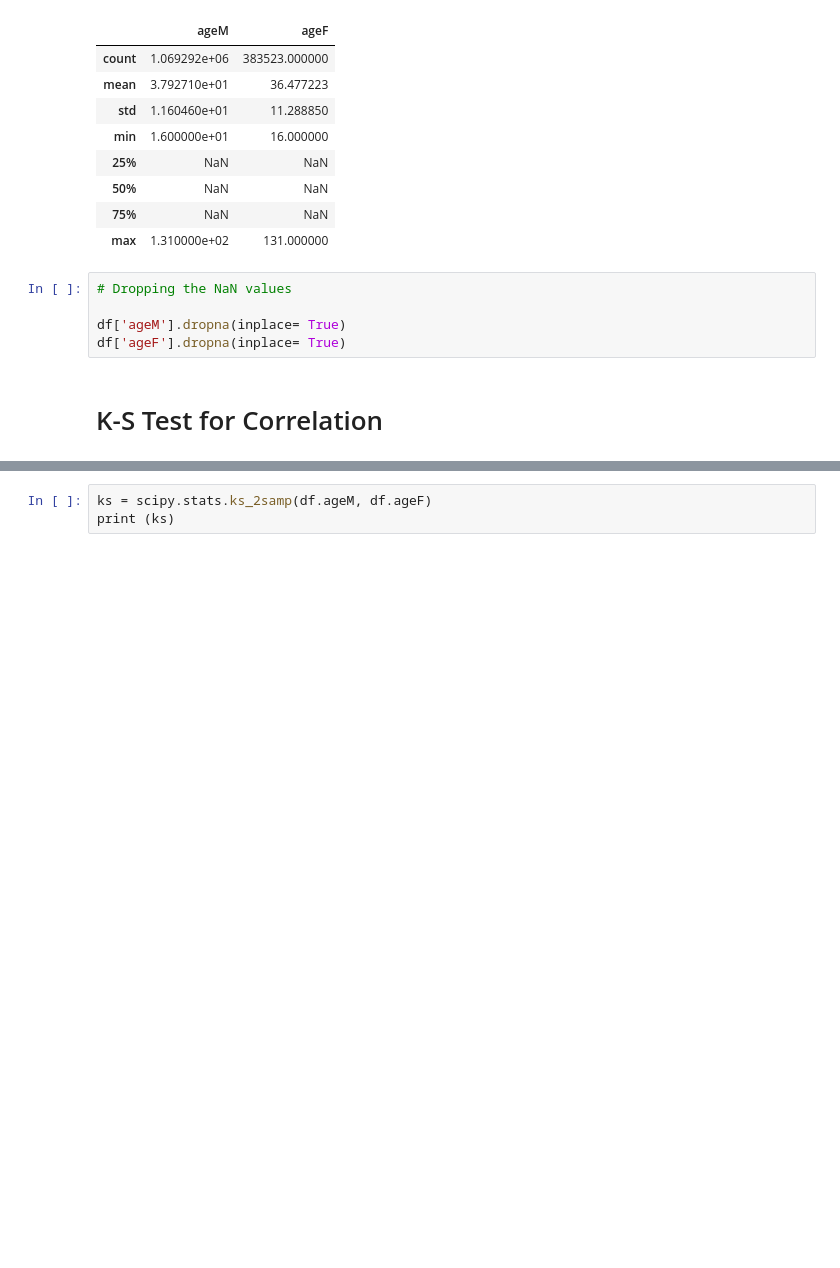
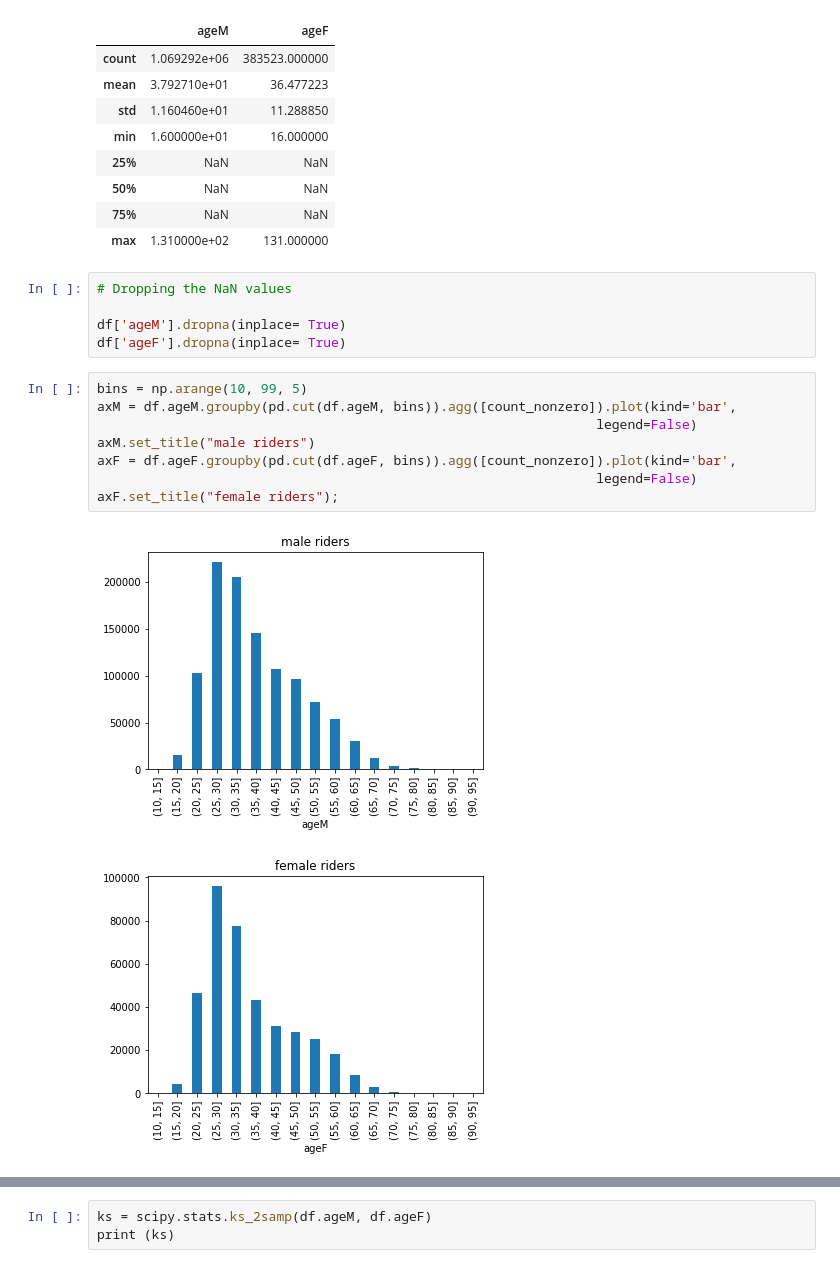
Before and after one commit to jlouison92/PUI2018_jl9489, a Jupyter notebook: HW6_jl9489/Citibike Data - Correlation Tests.ipynb, the cells around one changed output, grey strips where cells are left out. Saved outputs shown, nothing was run; the diff lists cells and outputs as text; blank space fills up the shorter version.

```diff
--- a/HW6_jl9489/Citibike Data - Correlation Tests.ipynb
+++ b/HW6_jl9489/Citibike Data - Correlation Tests.ipynb
@@ -93,5 +90,14 @@ df.describe()
 
 df['ageM'].dropna(inplace= True)
 df['ageF'].dropna(inplace= True)
-# %% [markdown]
-# K-S Test for Correlation
+# %%
+bins = np.arange(10, 99, 5)
+axM = df.ageM.groupby(pd.cut(df.ageM, bins)).agg([count_nonzero]).plot(kind='bar',
+                                                                legend=False)
+axM.set_title("male riders")
+axF = df.ageF.groupby(pd.cut(df.ageF, bins)).agg([count_nonzero]).plot(kind='bar',
+                                                                legend=False)
+axF.set_title("female riders");
+# %% [output]
+[figure, added]
+[figure, added]
```
Also changed, not shown: parts of 11 cells of this notebook.
